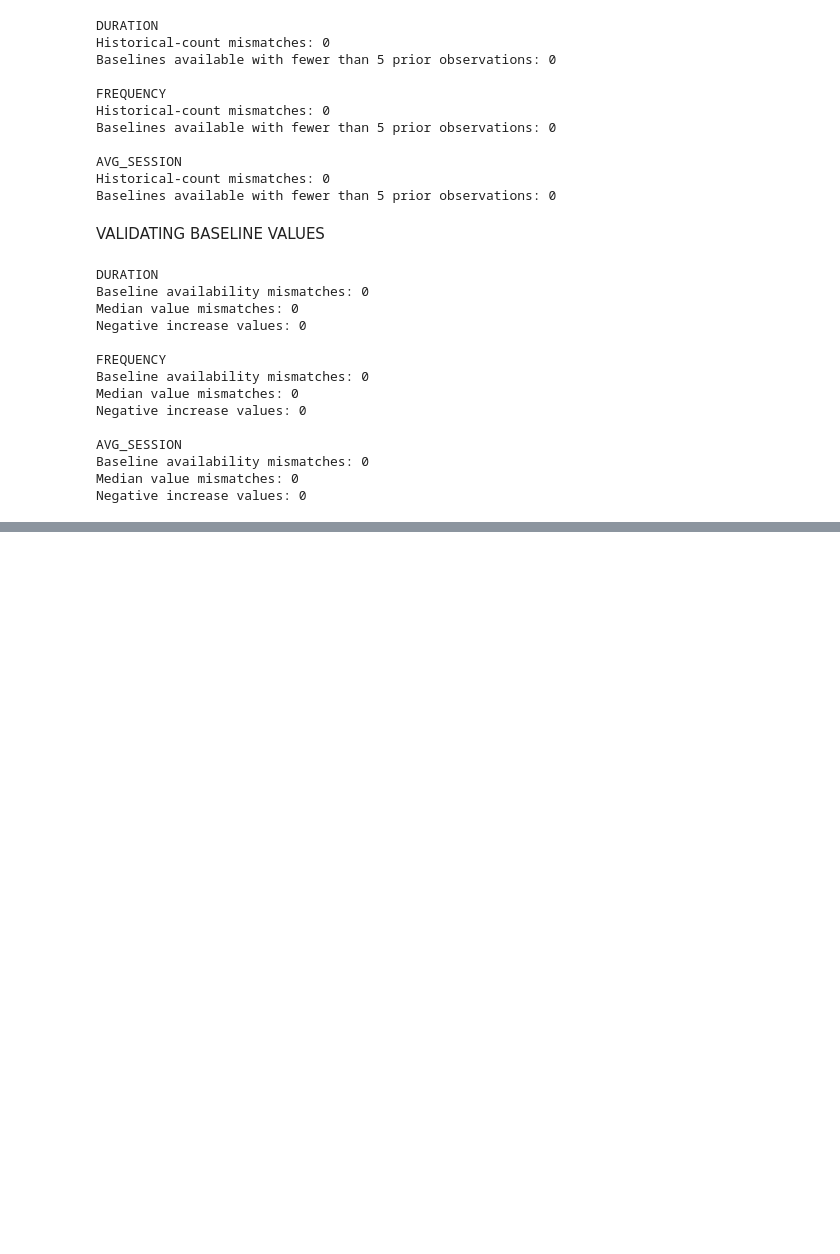
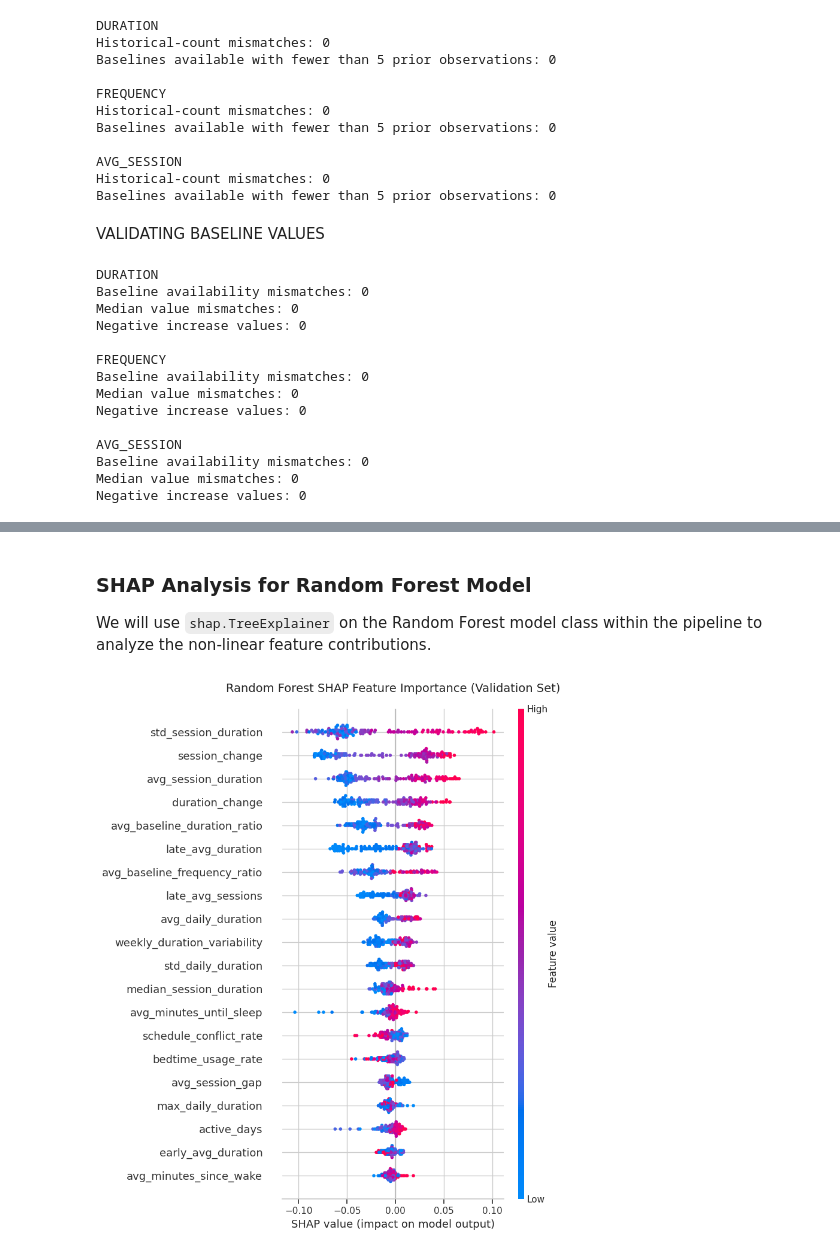
Before and after one commit to AmyMugeni/Simulens, a Jupyter notebook: Cognilens_ML_Pipeline.ipynb, the cells around one changed output, grey strips where cells are left out. Drawn from its saved outputs; the diff is of its cells as text; code cells hidden in the pictures; blank space fills up the shorter version.

```diff
--- a/Cognilens_ML_Pipeline.ipynb
+++ b/Cognilens_ML_Pipeline.ipynb
@@ -1984,0 +2245,18 @@ WINDOW EXCLUSION DIAGNOSTICS
+# %%
+# 3. Define and train Random Forest Pipeline
+rf_pipeline = Pipeline([
+    ('imputer', SimpleImputer(strategy='median')),
+    ('scaler', StandardScaler()),
+    ('model', RandomForestClassifier(
+        n_estimators=300,
+        max_depth=12,
+        min_samples_split=5,
+        min_samples_leaf=2,
+        class_weight='balanced',
+        random_state=42,
+        n_jobs=-1
+    ))
+])
+
+rf_pipeline.fit(X_train, y_train)
+print("Random Forest model successfully trained on calibrated training set!")
@@ -1984,0 +2384,42 @@ WINDOW EXCLUSION DIAGNOSTICS
+# %% [markdown]
+### SHAP Analysis for Random Forest Model
+We will use `shap.TreeExplainer` on the Random Forest model class within the pipeline to analyze the non-linear feature contributions.
+# %%
+import shap
+import pandas as pd
+import numpy as np
+import matplotlib.pyplot as plt
+
+# 1. Extract the preprocessor components from the Random Forest pipeline
+rf_preprocessor = Pipeline([
+    ("imputer", rf_pipeline.named_steps["imputer"]),
+    ("scaler", rf_pipeline.named_steps["scaler"])
+])
+
+# 2. Transform the validation dataset
+X_val_transformed = rf_preprocessor.transform(X_val)
+X_val_transformed_df = pd.DataFrame(X_val_transformed, columns=X_val.columns)
+
+# 3. Initialize TreeExplainer on the trained Random Forest classifier model step
+rf_model = rf_pipeline.named_steps["model"]
+explainer_rf = shap.TreeExplainer(rf_model)
+
+# 4. Compute SHAP values for the validation set
+# For binary classification, we explain the positive class (index 1)
+shap_values_rf = explainer_rf(X_val_transformed_df)
+
+# 5. Handle output dimensionality (explaining the positive class index)
+if len(shap_values_rf.shape) == 3:
+    # If shap_values has shape (samples, features, classes), extract class 1
+    shap_values_to_plot = shap_values_rf[:, :, 1]
+else:
+    shap_values_to_plot = shap_values_rf
+
+# 6. Plot the SHAP summary
+plt.figure(figsize=(10, 8))
+shap.summary_plot(shap_values_to_plot, X_val_transformed_df, show=False)
+plt.title("Random Forest SHAP Feature Importance (Validation Set)", fontsize=14, pad=20)
+plt.tight_layout()
+plt.show()
+# %% [output]
+[figure, added]
```
Also changed, not shown: parts of 99 cells of this notebook.
